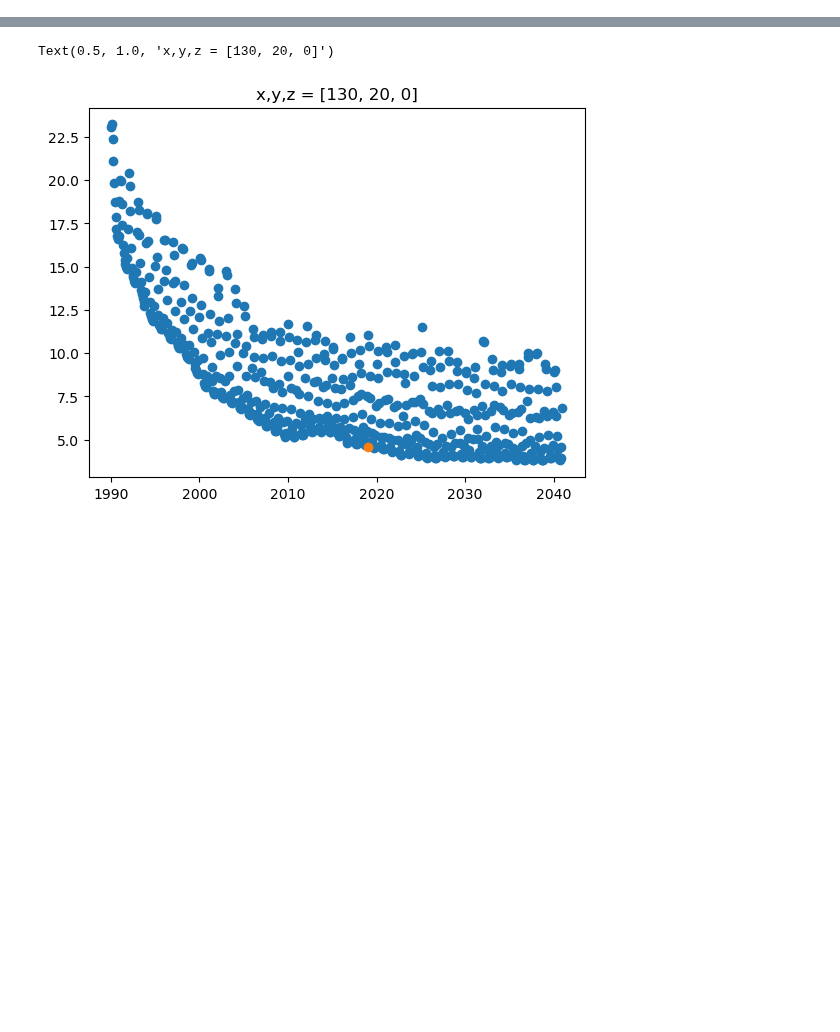
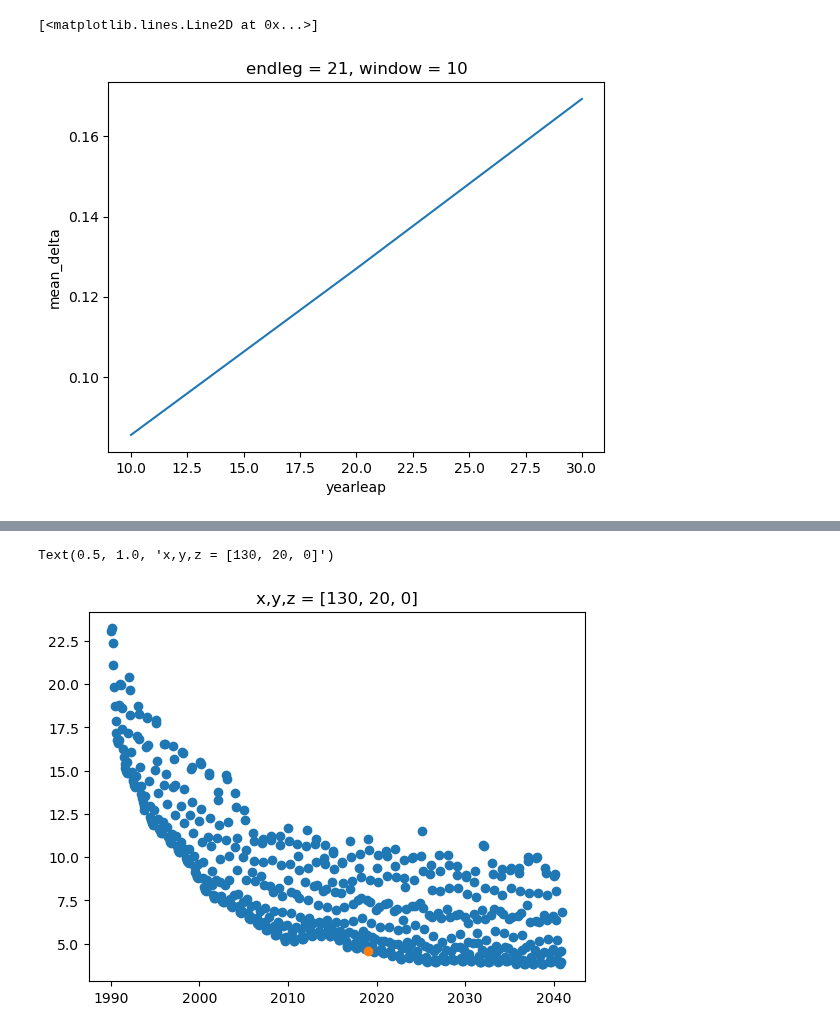
Before and after one commit to asozza/stece, a Jupyter notebook: osprey/notebooks/test_EOF_def.ipynb, the cells around one changed output, grey strips where cells are left out. Saved outputs shown, nothing was run; the diff lists cells and outputs as text; code cells hidden in the pictures; blank space fills up the shorter version.

```diff
--- a/osprey/notebooks/test_EOF_def.ipynb
+++ b/osprey/notebooks/test_EOF_def.ipynb
@@ -4,0 +37,2 @@ import matplotlib.pyplot as plt
+# %%
+pdata = dryrunner(expname='pi00', varname='thetao', mode='first')
@@ -5,2 +57,7 @@ import matplotlib.pyplot as plt
+# %%
+pdata.mean_delta.isel(window=0,endleg=0).plot()
+# %% [output]
+[<matplotlib.lines.Line2D at 0x...>]
+[figure, added]
 # %%
 from osprey.actions.forecaster import create_forecast_field
```
Also changed, not shown: parts of 47 cells of this notebook, 10 other files.
